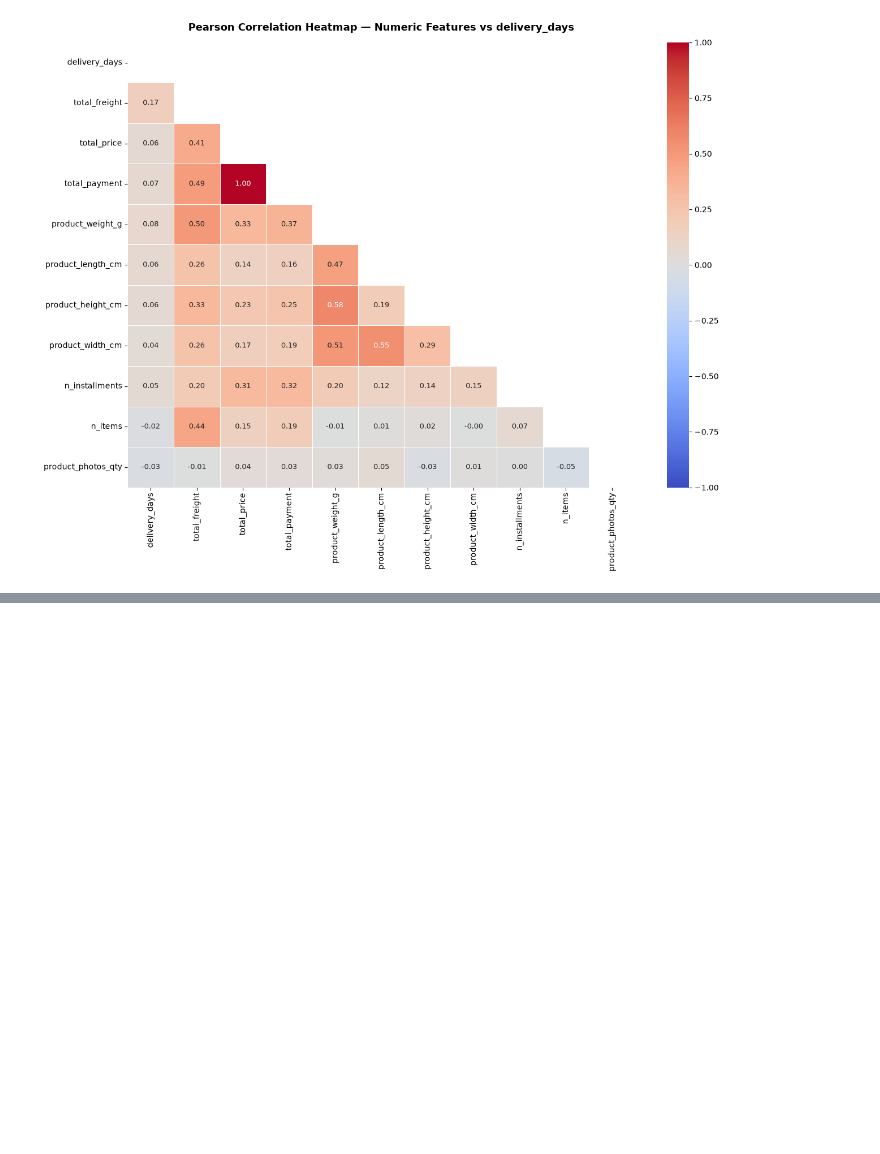
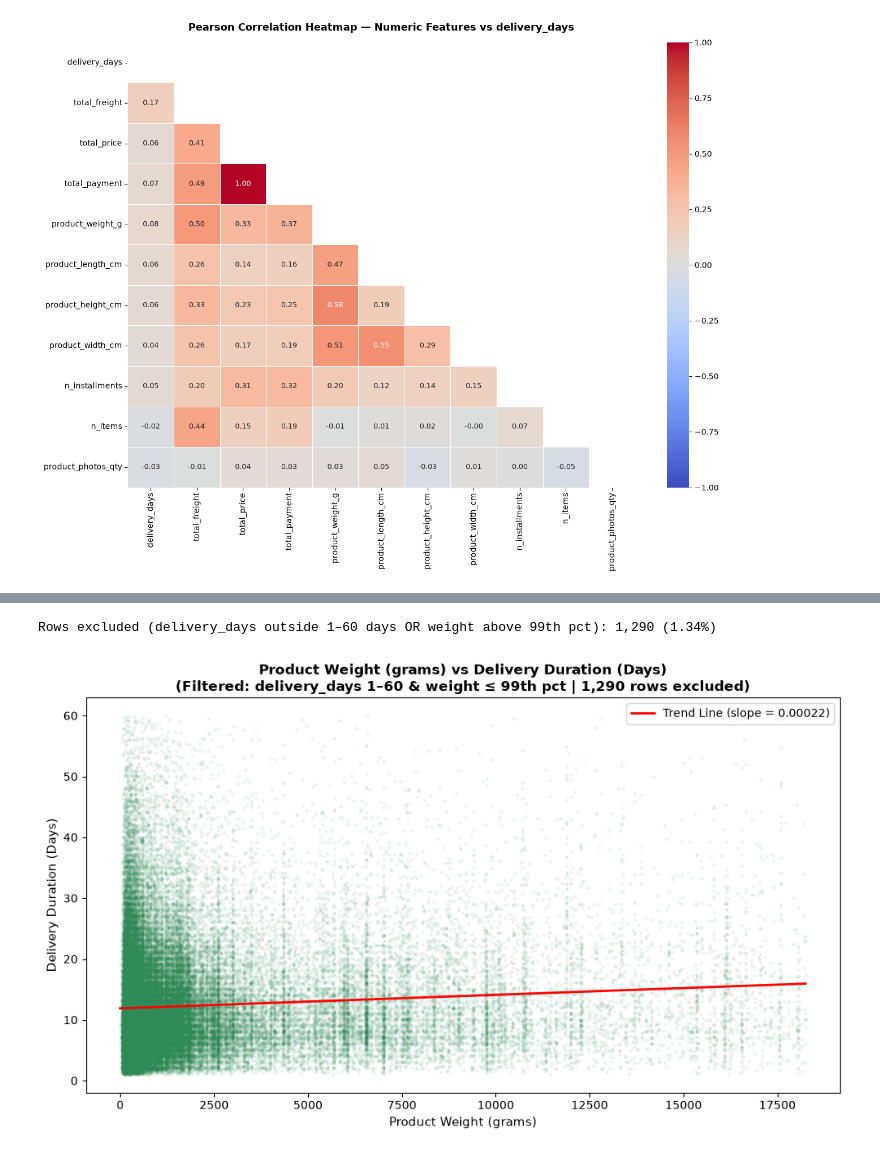
Before and after one commit to hemnath-28/ML-Evaulation-, a Jupyter notebook: regression.ipynb, the cells around one changed output, grey strips where cells are left out. Saved outputs shown, nothing was run; the diff lists cells and outputs as text; code cells hidden in the pictures; blank space fills up the shorter version.

```diff
--- a/regression.ipynb
+++ b/regression.ipynb
@@ -484,0 +551,43 @@ plt.show()
+# %%
+# ============================================================
+# CELL 9B: A2 — Additional Scatter: product_weight_g vs delivery_days
+# ============================================================
+
+# Use percentile filtering — consistent approach with Cell 9
+p99_weight = regression_df['product_weight_g'].quantile(0.99)
+
+plot_df3 = regression_df[
+    (regression_df['delivery_days'].between(1, 60)) &
+    (regression_df['product_weight_g'].notna()) &
+    (regression_df['product_weight_g'] <= p99_weight)
+].copy()
+
+excluded3 = len(regression_df) - len(plot_df3)
+print(f"Rows excluded (delivery_days outside 1–60 days OR weight above 99th pct): {excluded3:,} ({excluded3/len(regression_df)*100:.2f}%)")
+
+fig, ax = plt.subplots(figsize=(10, 6))
+
+ax.scatter(
+    plot_df3['product_weight_g'],
+    plot_df3['delivery_days'],
+    alpha=0.06, s=5, color='seagreen'
+)
+
+m, b = np.polyfit(plot_df3['product_weight_g'], plot_df3['delivery_days'], 1)
+x_range = np.linspace(0, p99_weight, 100)
+ax.plot(x_range, m * x_range + b, color='red', linewidth=2,
+        label=f'Trend Line (slope = {m:.5f})')
+
+ax.set_title(
+    f"Product Weight (grams) vs Delivery Duration (Days)\n"
+    f"(Filtered: delivery_days 1–60 & weight ≤ 99th pct | {excluded3:,} rows excluded)",
+    fontsize=12, fontweight='bold'
+)
+ax.set_xlabel("Product Weight (grams)", fontsize=11)
+ax.set_ylabel("Delivery Duration (Days)", fontsize=11)
+ax.legend(fontsize=10)
+plt.tight_layout()
+plt.show()
+# %% [output]
+Rows excluded (delivery_days outside 1–60 days OR weight above 99th pct): 1,290 (1.34%)
+[figure, added]
```
Also changed, not shown: parts of 4 cells of this notebook.
